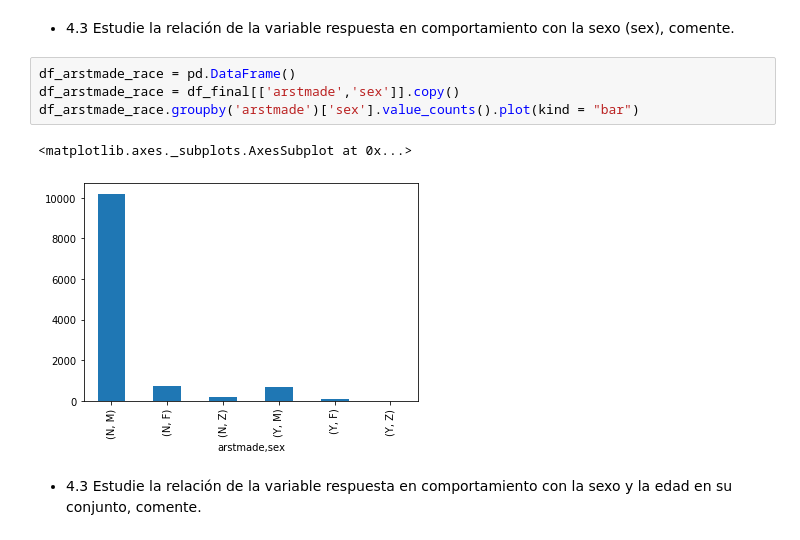
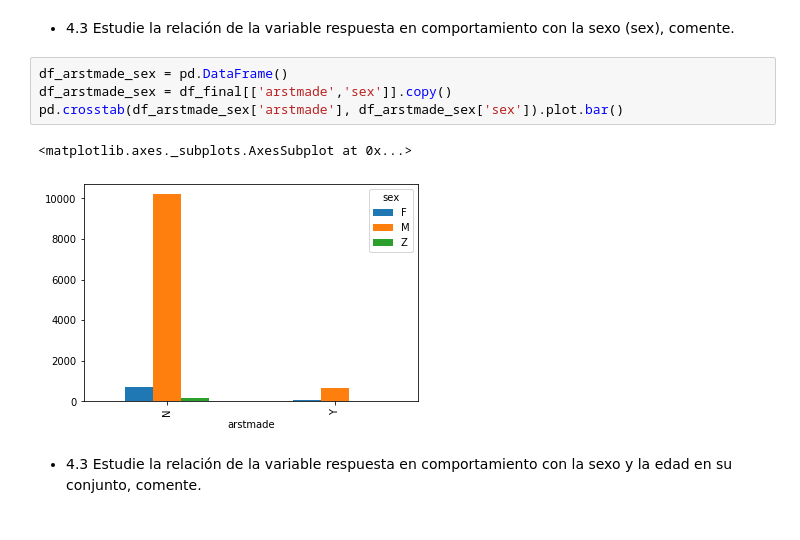
Before and after one commit to ggmarioe/trabajo-modelos-supervisados, a Jupyter notebook: Prueba Supervisada.ipynb, the cells around one changed output. Drawn from its saved outputs; the diff is of its cells as text.

```diff
--- a/Prueba Supervisada.ipynb
+++ b/Prueba Supervisada.ipynb
@@ -147,11 +148,11 @@ df_arstmade_race.groupby('arstmade')['race'].value_counts().plot(kind = "bar")
 # %% [markdown]
 - 4.3 Estudie la relación de la variable respuesta en comportamiento con la sexo (sex), comente.
 # %%
-df_arstmade_race = pd.DataFrame()
-df_arstmade_race = df_final[['arstmade','sex']].copy()
-df_arstmade_race.groupby('arstmade')['sex'].value_counts().plot(kind = "bar")
+df_arstmade_sex = pd.DataFrame()
+df_arstmade_sex = df_final[['arstmade','sex']].copy()
+pd.crosstab(df_arstmade_sex['arstmade'], df_arstmade_sex['sex']).plot.bar()
 # %% [output]
 <matplotlib.axes._subplots.AxesSubplot at 0x...>
-[figure, old version]
+[figure, new version]
 # %% [markdown]
 - 4.3 Estudie la relación de la variable respuesta en comportamiento con la sexo y la edad en su conjunto, comente.
```
Also changed, not shown: parts of 8 cells of this notebook, 1 other file.
